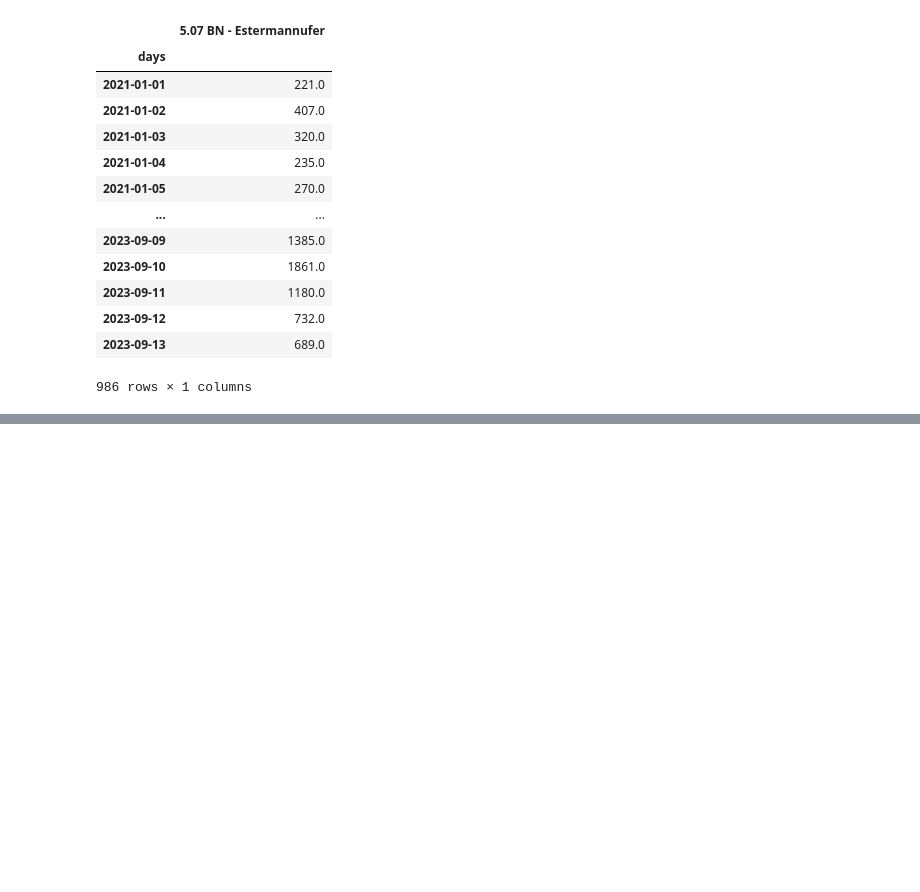
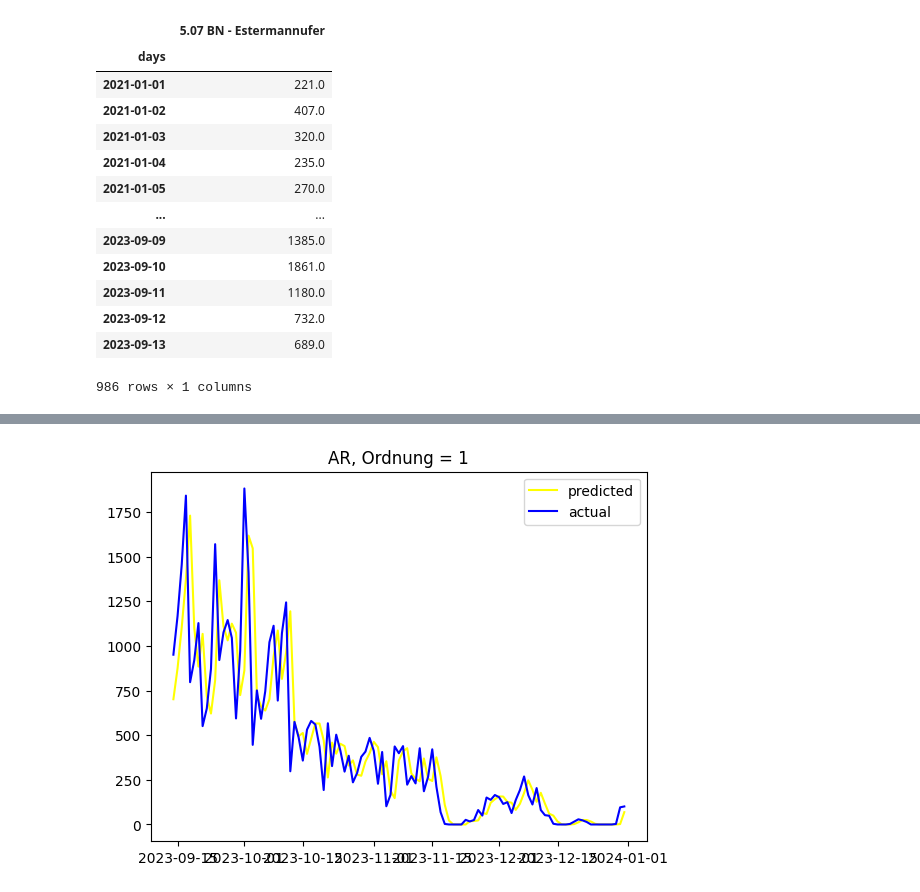
Before and after one commit to wooloflettuce/bonn-bike-count, a Jupyter notebook: ARIMA/Estermannufer/jaehrlich.ipynb, the cells around one changed output, grey strips where cells are left out. Cells and saved outputs as stored; diff of their text form; code cells hidden in the pictures; blank space fills up the shorter version.

Commit message:
SARIMAX

```diff
--- a/ARIMA/Estermannufer/jaehrlich.ipynb
+++ b/ARIMA/Estermannufer/jaehrlich.ipynb
@@ -292,0 +150,89 @@ mean squared error (mse): ARIMA: 49979.2322, simple: 70775.1743
+# %%
+from statsmodels.tsa.statespace.sarimax import SARIMAX
+import numpy as np
+import pandas as pd
+import matplotlib.pyplot as plt
+from sklearn.metrics import mean_absolute_percentage_error
+
+
+#Log Likelyhood: hoch, AIC: niedrig
+
+df_train.index = pd.to_datetime(df_train.index)
+df_train = df_train.asfreq('D')
+
+for i in range(1, 5):
+    p, d, q = i, 1, 0
+
+    arima = SARIMAX(df_train['5.07 BN - Estermannufer'], order=(p, d, q), freq='D')
+    result = arima.fit()
+    print(result.summary())
+    # Update des DataFrames
+    df['differences'] = df_train['differences']
+    model = SARIMAX(df['5.07 BN - Estermannufer'], order=(p, d, q), freq='D')
+    result_new = model.filter(result.params)
+
+    # Vorhersage
+    predicted = result_new.predict(start='2023-09-14')
+    tmp = pd.DataFrame(predicted)
+    tmp['crossings'] = tmp['predicted_mean']
+    tmp.index = tmp.index.date
+
+    # Mergen der Daten
+    df_r = pd.concat([df_train, tmp['crossings']], axis=1)
+
+    #df_r = df_train.merge(tmp, how='left', left_index=True, right_index=True)
+
+    df_r['5.07 BN - Estermannufer'] = df_r['5.07 BN - Estermannufer'].fillna(df_r['crossings'])
+    df_r = pd.DataFrame(df_r)
+    df_r.index = pd.to_datetime(df_r.index)
+
+    start_date = '2023-09-14'
+    end_date='2023-12-31'
+    # Plotten
+    plt.title('AR, Ordnung = {:.0f}'.format(i))
+    plt.plot(df_r.loc['2023-09-14':'2023-12-31', '5.07 BN - Estermannufer'],
+         color='yellow', label='predicted')
+    plt.plot(df.loc[start_date:end_date, '5.07 BN - Estermannufer'], color='blue', label='actual')
+    plt.legend()
+    plt.show()
+
+    y_pred_simple = df_test['5.07 BN - Estermannufer'].iloc[:-1]
+    y_pred_simple = pd.concat([y_pred_simple, df_train['5.07 BN - Estermannufer'].iloc[-1:]])
+    y_pred_simple = y_pred_simple.sort_index().tolist()
+
+    df_test.loc[:,'intervals'] = (df_test['5.07 BN - Estermannufer'] > 10).astype(int).diff().fillna(0).ne(0).cumsum()
+    df_test['group'] = df_test['5.07 BN - Estermannufer'].apply(lambda x: '≤ 10' if x <= 10 else '> 10')
+    df_test.loc[:,'predicted'] = df_r.loc['2023-09-14':'2023-12-31', '5.07 BN - Estermannufer']
+    df_test.loc[:,'simple_predict'] = y_pred_simple
+
+    greater = df_test[df_test['group'] == '> 10']
+    mape_arima = []
+    mape_simple = []
+
+    for name, group in greater.groupby('intervals'):
+        mape_arima.append(mean_absolute_percentage_error(group['5.07 BN - Estermannufer'], group['predicted']))
+        mape_simple.append(mean_absolute_percentage_error(group['5.07 BN - Estermannufer'], group['simple_predict']))
+        '''
+        if df_test['5.07 BN - Estermannufer'].iloc[y] > 10:
+            act = df_test['5.07 BN - Estermannufer'].iloc[y]
+            pred_ar = df_test['predicted'].iloc[y]
+            pred_simp = df_test['simple_predict'].iloc[y]
+            mape_arima_list[0].append(act)
+            mape_arima_list[1].append(pred_ar)
+            mape_simple_list[0].append(act)
+            mape_simple_list[1].append(pred_simp)
+            '''
+    #display(mape_arima)
+    #display(mape_simple)
+
+    mae_arima = np.mean(np.abs(df_test['5.07 BN - Estermannufer'] - predicted))
+    mse_arima = np.mean(np.square(df_test['5.07 BN - Estermannufer'] - predicted))
+    mape_arima = sum(mape_arima)/len(mape_arima)
+    mae_simple = np.mean(np.abs(df_test['5.07 BN - Estermannufer'] - y_pred_simple))
+    mse_simple = np.mean(np.square(df_test['5.07 BN - Estermannufer'] - y_pred_simple))
+    mape_simple = sum(mape_simple)/len(mape_simple)
+
+    print("mean absolute error (mae): ARIMA: {:.4f}, simple: {:.4f}".format(mae_arima, mae_simple))
+    print("mean squared error (mse): ARIMA: {:.4f}, simple: {:.4f}".format(mse_arima, mse_simple))
+    print("mean absolute percentage error (mape): ARIMA: {:.4f}, simple: {:.4f}".format(mape_arima, mape_simple))
+# %% [output]
@@ -292,0 +256 @@ mean squared error (mse): ARIMA: 49979.2322, simple: 70775.1743
+[figure, added]
```
Also changed, not shown: parts of 19 cells of this notebook, 1 other file.
